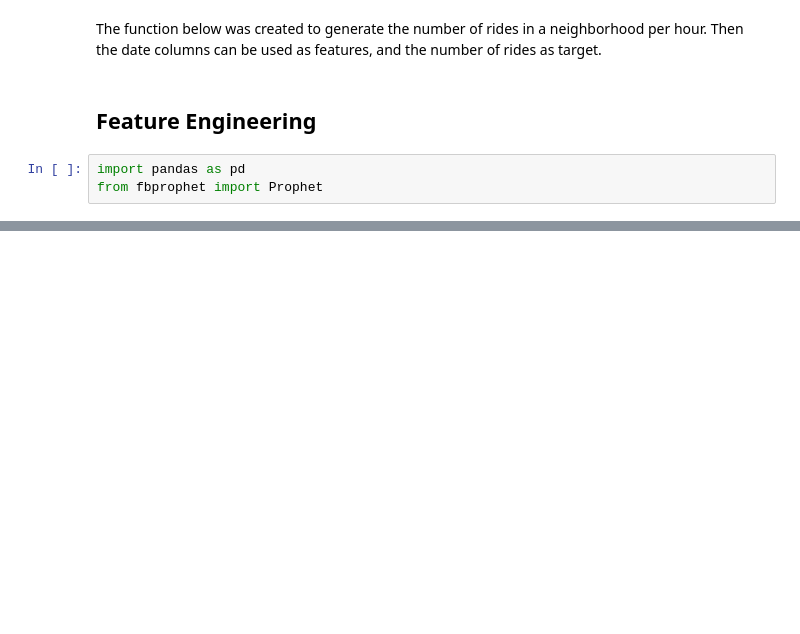
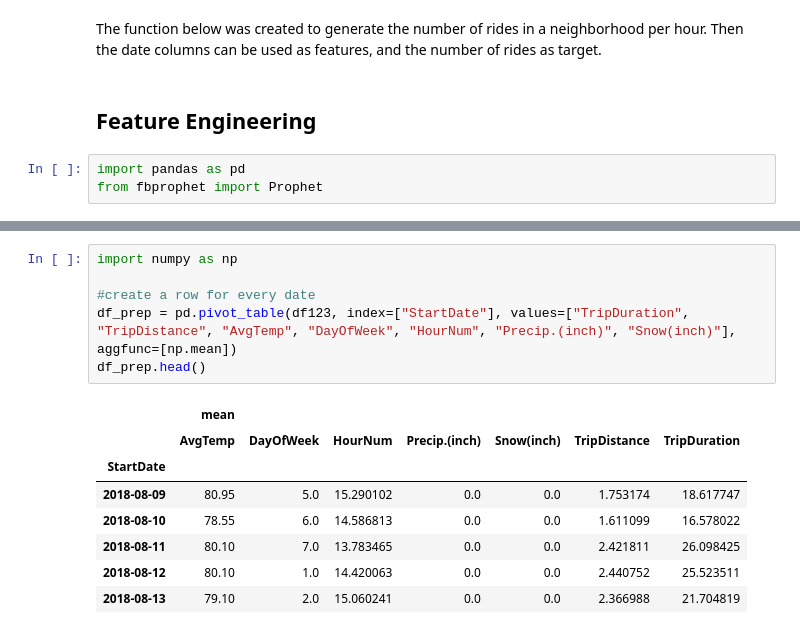
Before and after one commit to abhiram540/Time-Series-Analysis-of-Louisville-Dockless-eVehicles-dataset, a Jupyter notebook: TimeSeriesAnalysis.ipynb, the cells around one changed output, grey strips where cells are left out. Cells and saved outputs as stored; diff of their text form; blank space fills up the shorter version.

```diff
--- a/TimeSeriesAnalysis.ipynb
+++ b/TimeSeriesAnalysis.ipynb
@@ -67,0 +95,15 @@ from fbprophet import Prophet
+# %%
+import numpy as np
+
+#create a row for every date
+df_prep = pd.pivot_table(df123, index=["StartDate"], values=["TripDuration", "TripDistance", "AvgTemp", "DayOfWeek", "HourNum", "Precip.(inch)", "Snow(inch)"], aggfunc=[np.mean])
+df_prep.head()
+# %% [output]
+|  | mean |  |  |  |  |  |  |
+|  | AvgTemp | DayOfWeek | HourNum | Precip.(inch) | Snow(inch) | TripDistance | TripDuration |
+| StartDate |  |  |  |  |  |  |  |
+| 2018-08-09 | 80.95 | 5.0 | 15.290102 | 0.0 | 0.0 | 1.753174 | 18.617747 |
+| 2018-08-10 | 78.55 | 6.0 | 14.586813 | 0.0 | 0.0 | 1.611099 | 16.578022 |
+| 2018-08-11 | 80.10 | 7.0 | 13.783465 | 0.0 | 0.0 | 2.421811 | 26.098425 |
+| 2018-08-12 | 80.10 | 1.0 | 14.420063 | 0.0 | 0.0 | 2.440752 | 25.523511 |
+| 2018-08-13 | 79.10 | 2.0 | 15.060241 | 0.0 | 0.0 | 2.366988 | 21.704819 |
```
Also changed, not shown: parts of 15 cells of this notebook.
